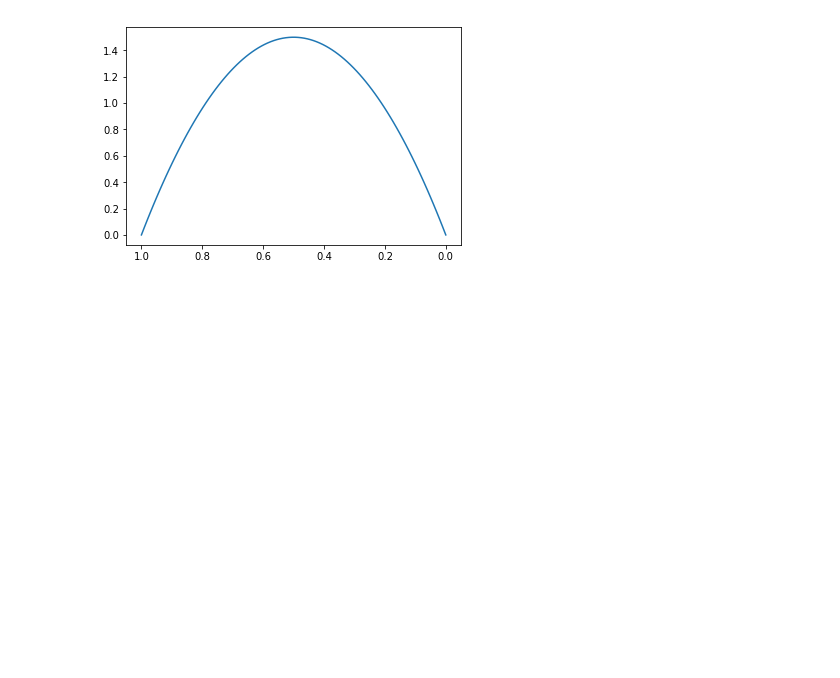
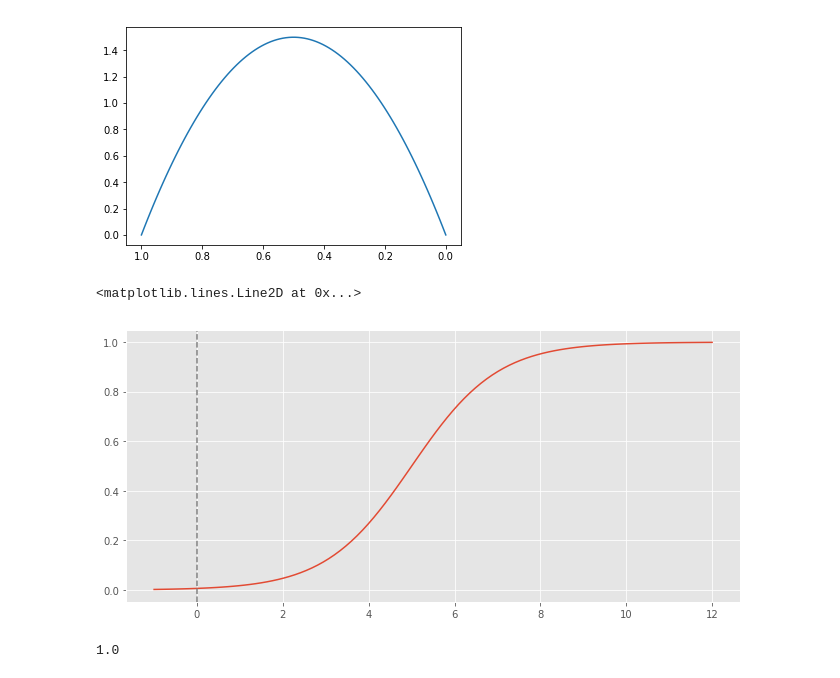
Before and after one commit to notyetend/pg, a Jupyter notebook: dev_python_data_eng/_Python_matplotlib styling.ipynb, the cells around one changed output. Saved outputs shown, nothing was run; the diff lists cells and outputs as text; code cells hidden in the pictures; blank space fills up the shorter version.

```diff
--- a/dev_python_data_eng/_Python_matplotlib styling.ipynb
+++ b/dev_python_data_eng/_Python_matplotlib styling.ipynb
@@ -194,3 +194,27 @@ plt.plot(x, stats.beta.pdf(x, alpha, beta), label='prior')
 # %% [output]
 [<matplotlib.lines.Line2D at 0x...>]
 [figure]
+# %%
+import numpy as np
+import matplotlib.pyplot as plt
+
+%matplotlib inline
+plt.rcParams["figure.figsize"] = (11,5)
+plt.style.use('ggplot')
+
+
+def sigmoid(x, maximum=1, steepness=1, mid=0):
+    return maximum / (1 + np.exp(-steepness * (x - mid)))
+
+
+x = np.linspace(-1, 12, 100)
+y = sigmoid(x , steepness=1, mid=5)
+plt.plot(x, y, label='sigmoid')
+plt.axvline(x=0, color='Grey', linestyle='--')  # vertical line
+# %% [output]
+<matplotlib.lines.Line2D at 0x...>
+[figure, added]
+# %%
+np.round(sigmoid(20, steepness=1, mid=10), 1)
+# %% [output]
+1.0
```
